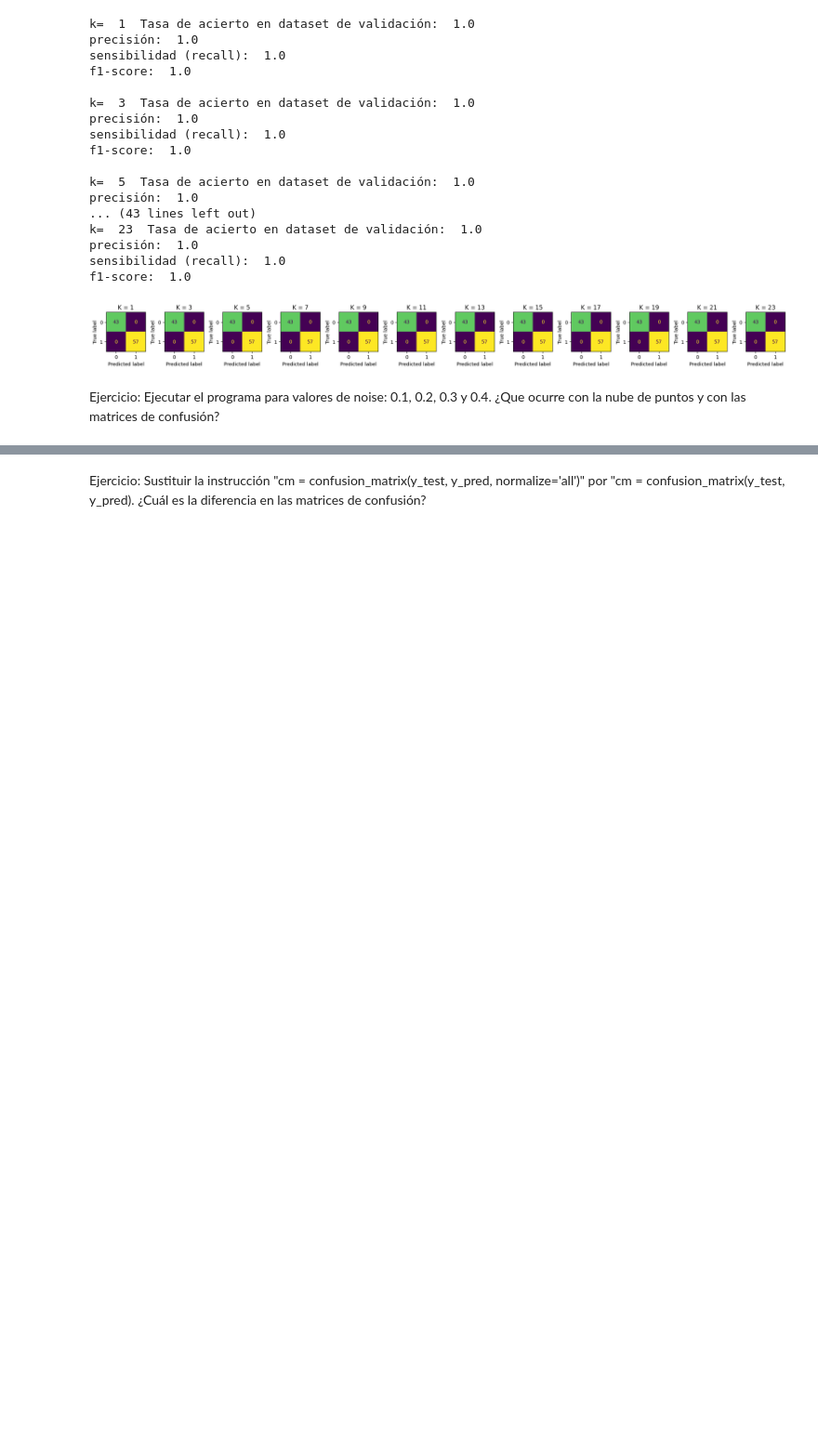
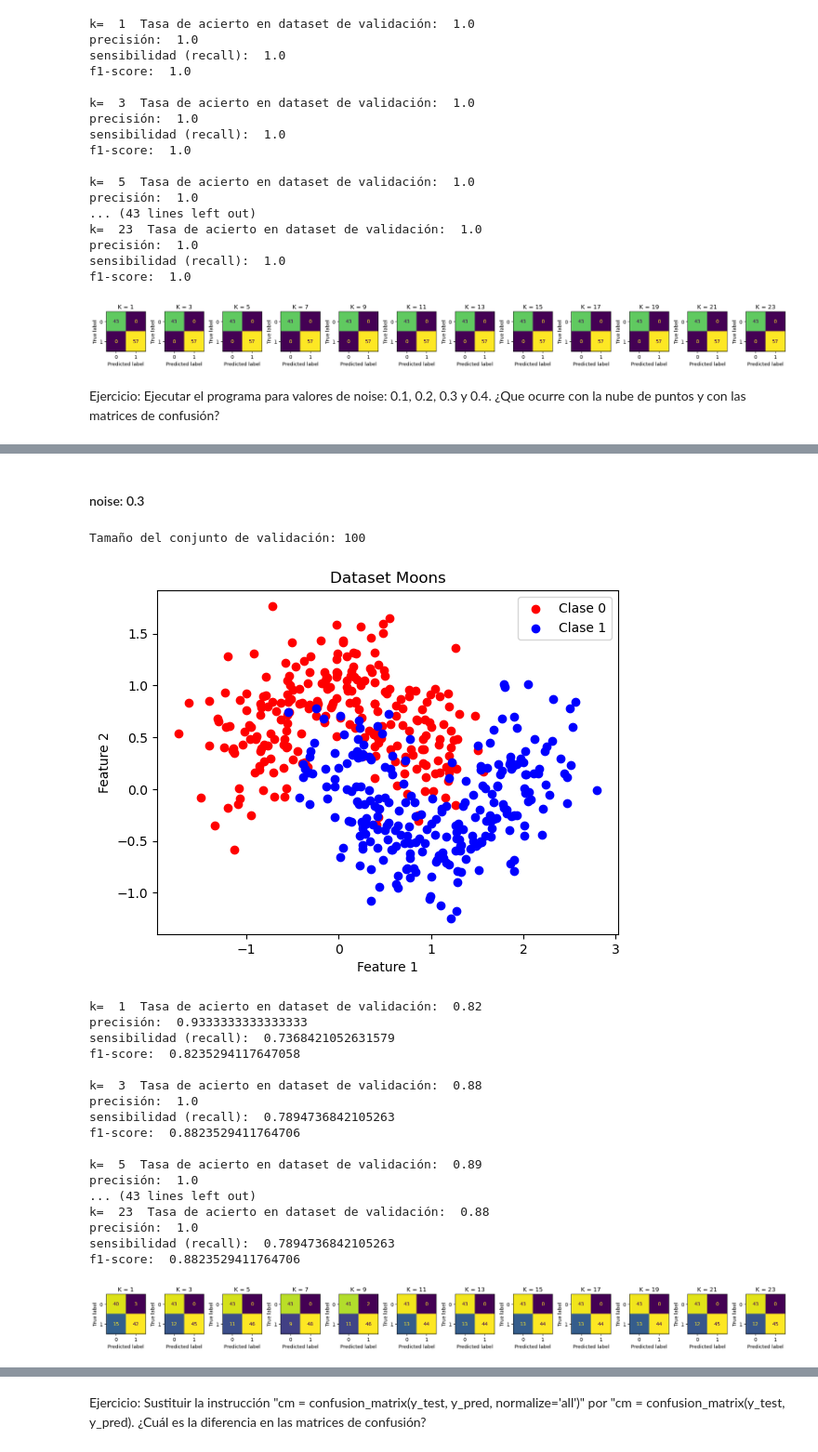
Before and after one commit to Eurobeater/cursoBigDataIA, a Jupyter notebook: Sistemas de Aprendizaje Automático/Tema 4/Ejercicio práctico 9 Matriz de confusión/Practica9_Matriz de confusión.ipynb, the cells around one changed output, grey strips where cells are left out. Shown: that part at 93% size. Saved outputs shown, nothing was run; the diff lists cells and outputs as text; code cells hidden in the pictures; blank space fills up the shorter version.

```diff
--- a/Sistemas de Aprendizaje Automático/Tema 4/Ejercicio práctico 9 Matriz de confusión/Practica9_Matriz de confusión.ipynb
+++ b/Sistemas de Aprendizaje Automático/Tema 4/Ejercicio práctico 9 Matriz de confusión/Practica9_Matriz de confusión.ipynb
@@ -100,0 +178,73 @@ con las matrices de confusión?
+# %% [markdown]
+#### noise: 0.3
+# %%
+# Generar el dataset Moons con 500 registros
+X, y = make_moons(n_samples=500, noise=0.3, random_state=42)
+
+# Dividir en conjuntos de entrenamiento y prueba
+X_train, X_test, y_train, y_test = train_test_split(X, y, test_size=0.2, random_state=42)
+
+print("Tamaño del conjunto de validación:", X_test.shape[0])
+
+# Visualizar el dataset
+plt.scatter(X[y == 0][:, 0], X[y == 0][:, 1], color='red', label='Clase 0')
+plt.scatter(X[y == 1][:, 0], X[y == 1][:, 1], color='blue', label='Clase 1')
+plt.xlabel('Feature 1')
+plt.ylabel('Feature 2')
+plt.legend()
+plt.title('Dataset Moons')
+plt.show()
+
+
+# Probar diferentes valores de K
+k_values = [1, 3, 5, 7,9,11,13,15,17,19,21,23]
+fig, axes = plt.subplots(1, len(k_values), figsize=(20, 5))
+
+for i, k in enumerate(k_values):
+    # Crear y entrenar el clasificador k-NN
+    knn = KNeighborsClassifier(n_neighbors=k)
+    knn.fit(X_train, y_train)
+
+    # Predicción en el conjunto de prueba
+    y_pred = knn.predict(X_test)
+
+    # Calcular la matriz de confusión
+    #cm = confusion_matrix(y_test, y_pred,normalize='all')
+    cm = confusion_matrix(y_test, y_pred)
+
+    # Obtencion de métricas
+    acc_rate = accuracy_score(y_test, y_pred)
+    print("k= ",k," Tasa de acierto en dataset de validación: ", acc_rate)
+    print("precisión: ", precision_score(y_test, y_pred))
+    print("sensibilidad (recall): ", recall_score(y_test, y_pred))
+    print("f1-score: ", f1_score(y_test, y_pred))
+    print(" ")
+
+    # Mostrar la matriz de confusión
+    disp = ConfusionMatrixDisplay(confusion_matrix=cm, display_labels=np.unique(y))
+    disp.plot(ax=axes[i], colorbar=False)
+    axes[i].set_title(f"K = {k}")
+
+plt.tight_layout()
+plt.show()
+# %% [output]
+Tamaño del conjunto de validación: 100
+[figure, added]
+k=  1  Tasa de acierto en dataset de validación:  0.82
+precisión:  0.9333333333333333
+sensibilidad (recall):  0.7368421052631579
+f1-score:  0.8235294117647058
+
+k=  3  Tasa de acierto en dataset de validación:  0.88
+precisión:  1.0
+sensibilidad (recall):  0.7894736842105263
+f1-score:  0.8823529411764706
+
+k=  5  Tasa de acierto en dataset de validación:  0.89
+precisión:  1.0
+... (43 lines left out)
+k=  23  Tasa de acierto en dataset de validación:  0.88
+precisión:  1.0
+sensibilidad (recall):  0.7894736842105263
+f1-score:  0.8823529411764706
+[figure, added]
```
Also changed, not shown: parts of 8 cells of this notebook, 1 other file.
